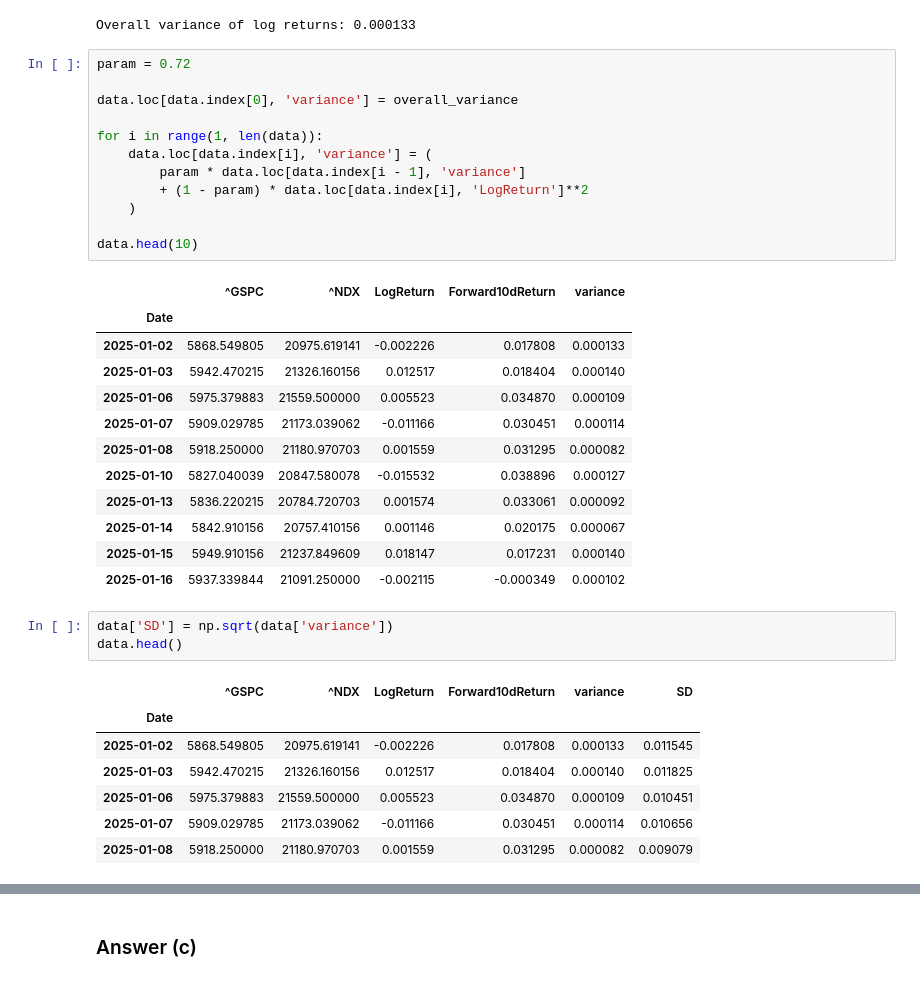
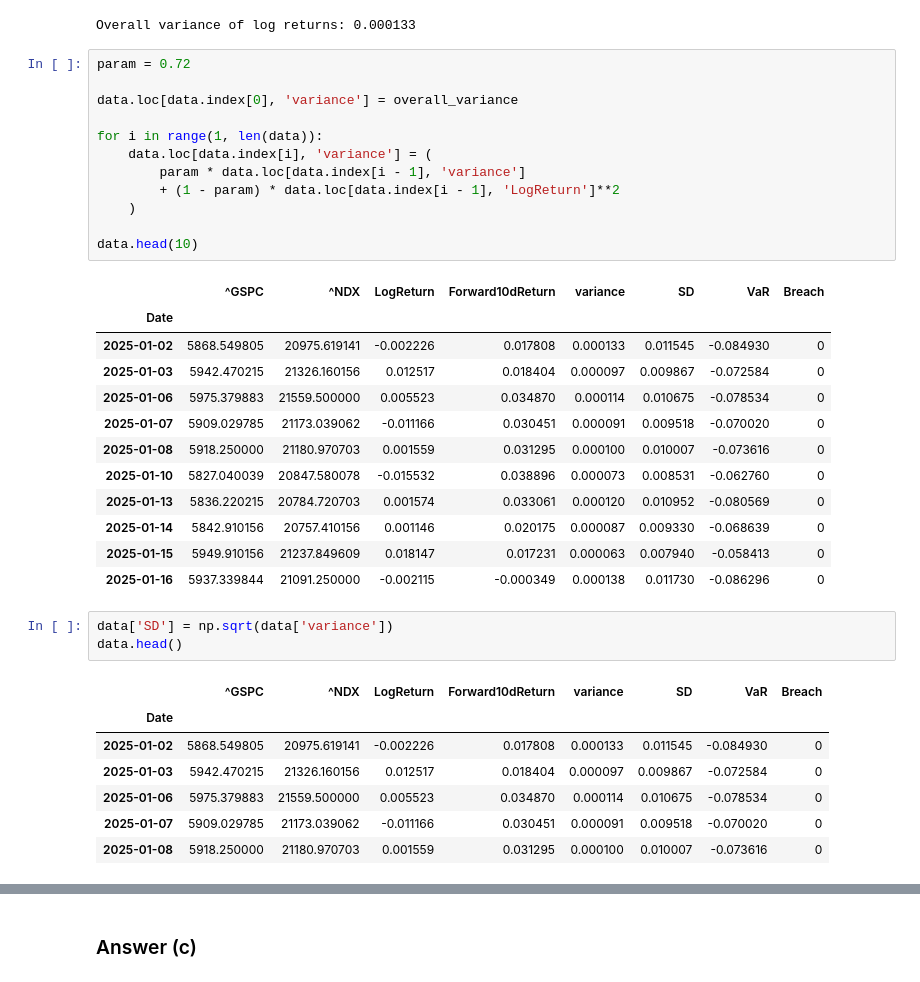
Before and after one commit to xption/CQFLearning, a Jupyter notebook: Exam1/4.ipynb, the cells around one changed output, grey strips where cells are left out. Drawn from its saved outputs; the diff is of its cells as text.

```diff
--- a/Exam1/4.ipynb
+++ b/Exam1/4.ipynb
@@ -50,39 +50,39 @@ Overall variance of log returns: 0.000133
 # %%
 param = 0.72
 
 data.loc[data.index[0], 'variance'] = overall_variance
 
 for i in range(1, len(data)):
     data.loc[data.index[i], 'variance'] = (
         param * data.loc[data.index[i - 1], 'variance']
-        + (1 - param) * data.loc[data.index[i], 'LogReturn']**2
+        + (1 - param) * data.loc[data.index[i - 1], 'LogReturn']**2
     )
 
 data.head(10)
 # %% [output]
-|  | ^GSPC | ^NDX | LogReturn | Forward10dReturn | variance |
-| Date |  |  |  |  |  |
-| 2025-01-02 | 5868.549805 | 20975.619141 | -0.002226 | 0.017808 | 0.000133 |
-| 2025-01-03 | 5942.470215 | 21326.160156 | 0.012517 | 0.018404 | 0.000140 |
-| 2025-01-06 | 5975.379883 | 21559.500000 | 0.005523 | 0.034870 | 0.000109 |
-| 2025-01-07 | 5909.029785 | 21173.039062 | -0.011166 | 0.030451 | 0.000114 |
-| 2025-01-08 | 5918.250000 | 21180.970703 | 0.001559 | 0.031295 | 0.000082 |
-| 2025-01-10 | 5827.040039 | 20847.580078 | -0.015532 | 0.038896 | 0.000127 |
-| 2025-01-13 | 5836.220215 | 20784.720703 | 0.001574 | 0.033061 | 0.000092 |
-| 2025-01-14 | 5842.910156 | 20757.410156 | 0.001146 | 0.020175 | 0.000067 |
-| 2025-01-15 | 5949.910156 | 21237.849609 | 0.018147 | 0.017231 | 0.000140 |
-| 2025-01-16 | 5937.339844 | 21091.250000 | -0.002115 | -0.000349 | 0.000102 |
+|  | ^GSPC | ^NDX | LogReturn | Forward10dReturn | variance | SD | VaR | Breach |
+| Date |  |  |  |  |  |  |  |  |
+| 2025-01-02 | 5868.549805 | 20975.619141 | -0.002226 | 0.017808 | 0.000133 | 0.011545 | -0.084930 | 0 |
+| 2025-01-03 | 5942.470215 | 21326.160156 | 0.012517 | 0.018404 | 0.000097 | 0.009867 | -0.072584 | 0 |
+| 2025-01-06 | 5975.379883 | 21559.500000 | 0.005523 | 0.034870 | 0.000114 | 0.010675 | -0.078534 | 0 |
+| 2025-01-07 | 5909.029785 | 21173.039062 | -0.011166 | 0.030451 | 0.000091 | 0.009518 | -0.070020 | 0 |
+| 2025-01-08 | 5918.250000 | 21180.970703 | 0.001559 | 0.031295 | 0.000100 | 0.010007 | -0.073616 | 0 |
+| 2025-01-10 | 5827.040039 | 20847.580078 | -0.015532 | 0.038896 | 0.000073 | 0.008531 | -0.062760 | 0 |
+| 2025-01-13 | 5836.220215 | 20784.720703 | 0.001574 | 0.033061 | 0.000120 | 0.010952 | -0.080569 | 0 |
+| 2025-01-14 | 5842.910156 | 20757.410156 | 0.001146 | 0.020175 | 0.000087 | 0.009330 | -0.068639 | 0 |
+| 2025-01-15 | 5949.910156 | 21237.849609 | 0.018147 | 0.017231 | 0.000063 | 0.007940 | -0.058413 | 0 |
+| 2025-01-16 | 5937.339844 | 21091.250000 | -0.002115 | -0.000349 | 0.000138 | 0.011730 | -0.086296 | 0 |
 # %%
 data['SD'] = np.sqrt(data['variance'])
 data.head()
 # %% [output]
-|  | ^GSPC | ^NDX | LogReturn | Forward10dReturn | variance | SD |
-| Date |  |  |  |  |  |  |
-| 2025-01-02 | 5868.549805 | 20975.619141 | -0.002226 | 0.017808 | 0.000133 | 0.011545 |
-| 2025-01-03 | 5942.470215 | 21326.160156 | 0.012517 | 0.018404 | 0.000140 | 0.011825 |
-| 2025-01-06 | 5975.379883 | 21559.500000 | 0.005523 | 0.034870 | 0.000109 | 0.010451 |
-| 2025-01-07 | 5909.029785 | 21173.039062 | -0.011166 | 0.030451 | 0.000114 | 0.010656 |
-| 2025-01-08 | 5918.250000 | 21180.970703 | 0.001559 | 0.031295 | 0.000082 | 0.009079 |
+|  | ^GSPC | ^NDX | LogReturn | Forward10dReturn | variance | SD | VaR | Breach |
+| Date |  |  |  |  |  |  |  |  |
+| 2025-01-02 | 5868.549805 | 20975.619141 | -0.002226 | 0.017808 | 0.000133 | 0.011545 | -0.084930 | 0 |
+| 2025-01-03 | 5942.470215 | 21326.160156 | 0.012517 | 0.018404 | 0.000097 | 0.009867 | -0.072584 | 0 |
+| 2025-01-06 | 5975.379883 | 21559.500000 | 0.005523 | 0.034870 | 0.000114 | 0.010675 | -0.078534 | 0 |
+| 2025-01-07 | 5909.029785 | 21173.039062 | -0.011166 | 0.030451 | 0.000091 | 0.009518 | -0.070020 | 0 |
+| 2025-01-08 | 5918.250000 | 21180.970703 | 0.001559 | 0.031295 | 0.000100 | 0.010007 | -0.073616 | 0 |
 # %%
 data['VaR'] = data['SD'] * np.sqrt(10) * factor
 data['Breach'] = np.where(data['Forward10dReturn'] < data['VaR'], 1, 0)
```
Also changed, not shown: parts of 4 cells of this notebook.
